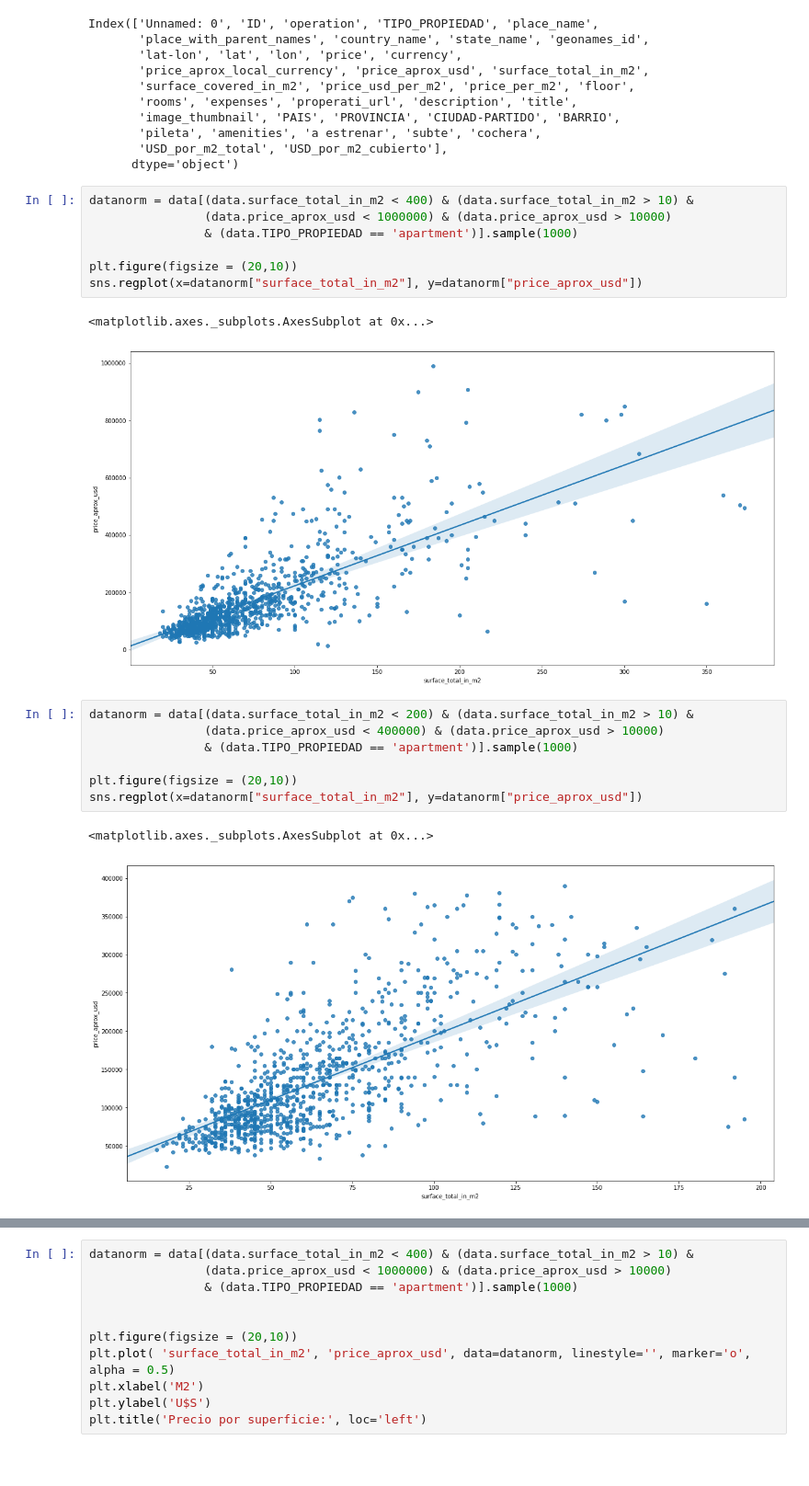
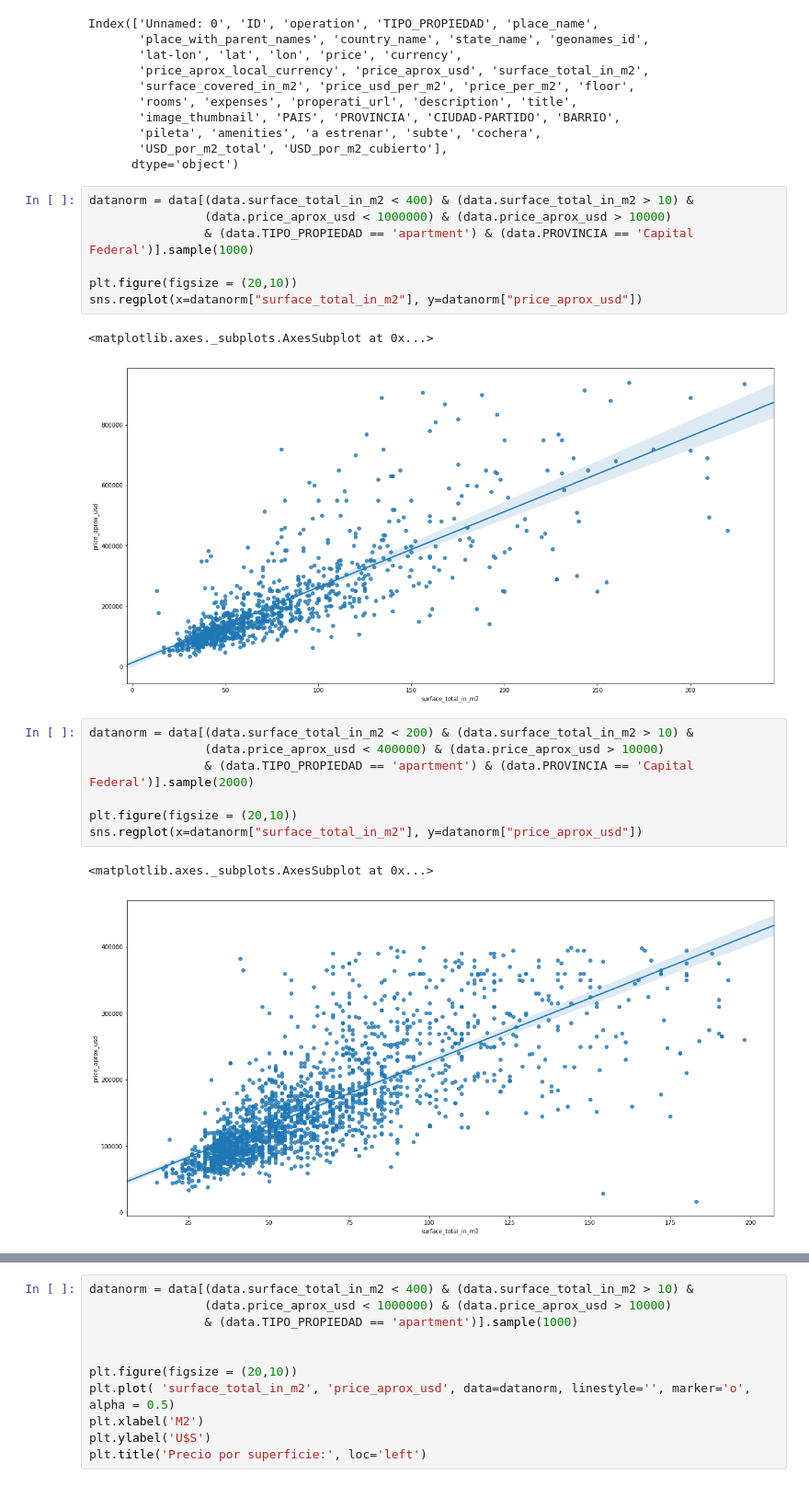
Before and after one commit to GabrielCasal/Digital_House, a Jupyter notebook: TP(juanf).ipynb, the cells around one changed output, grey strips where cells are left out. Shown: that part at 92% size. Cells and saved outputs as stored; diff of their text form; blank space fills up the shorter version.

Commit message:
Algunas correcciones en el scatterplot

```diff
--- a/TP(juanf).ipynb
+++ b/TP(juanf).ipynb
@@ -289,23 +289,23 @@ Index(['Unnamed: 0', 'ID', 'operation', 'TIPO_PROPIEDAD', 'place_name',
 # %%
 datanorm = data[(data.surface_total_in_m2 < 400) & (data.surface_total_in_m2 > 10) &
                 (data.price_aprox_usd < 1000000) & (data.price_aprox_usd > 10000)
-                & (data.TIPO_PROPIEDAD == 'apartment')].sample(1000)
+                & (data.TIPO_PROPIEDAD == 'apartment') & (data.PROVINCIA == 'Capital Federal')].sample(1000)
 
 plt.figure(figsize = (20,10))
 sns.regplot(x=datanorm["surface_total_in_m2"], y=datanorm["price_aprox_usd"])
 # %% [output]
 <matplotlib.axes._subplots.AxesSubplot at 0x...>
-[figure, old version]
+[figure, new version]
 # %%
 datanorm = data[(data.surface_total_in_m2 < 200) & (data.surface_total_in_m2 > 10) &
                 (data.price_aprox_usd < 400000) & (data.price_aprox_usd > 10000)
-                & (data.TIPO_PROPIEDAD == 'apartment')].sample(1000)
+                & (data.TIPO_PROPIEDAD == 'apartment') & (data.PROVINCIA == 'Capital Federal')].sample(2000)
 
 plt.figure(figsize = (20,10))
 sns.regplot(x=datanorm["surface_total_in_m2"], y=datanorm["price_aprox_usd"])
 # %% [output]
 <matplotlib.axes._subplots.AxesSubplot at 0x...>
-[figure, old version]
+[figure, new version]
 # %%
 datanorm = data[(data.surface_total_in_m2 < 100) & (data.surface_total_in_m2 > 10) &
                 (data.price_aprox_usd < 250000) & (data.price_aprox_usd > 10000)
```
Also changed, not shown: parts of 1 cell of this notebook.
